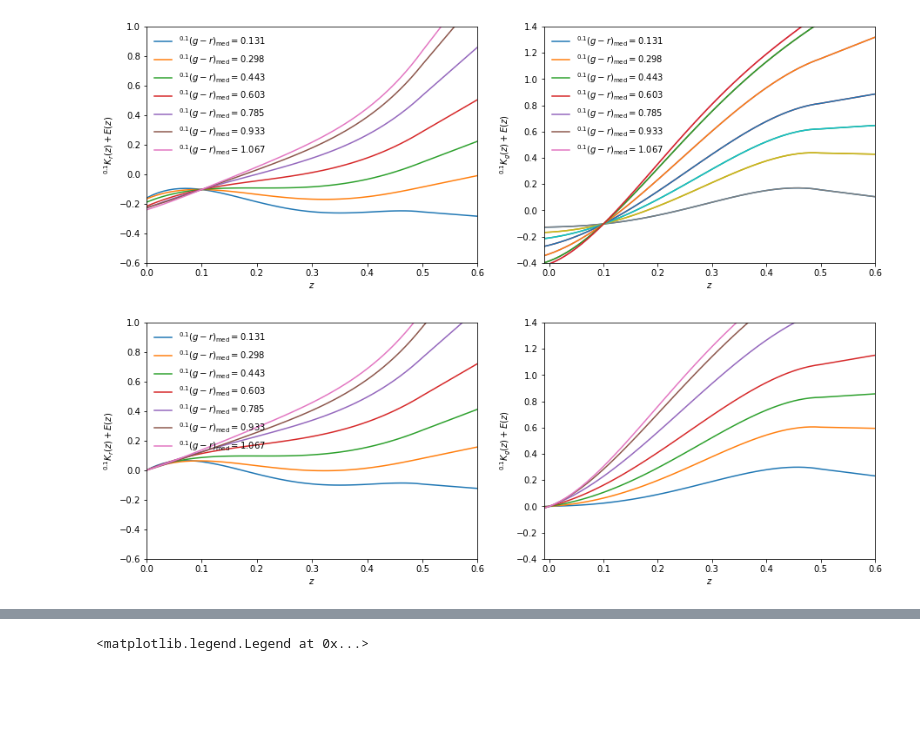
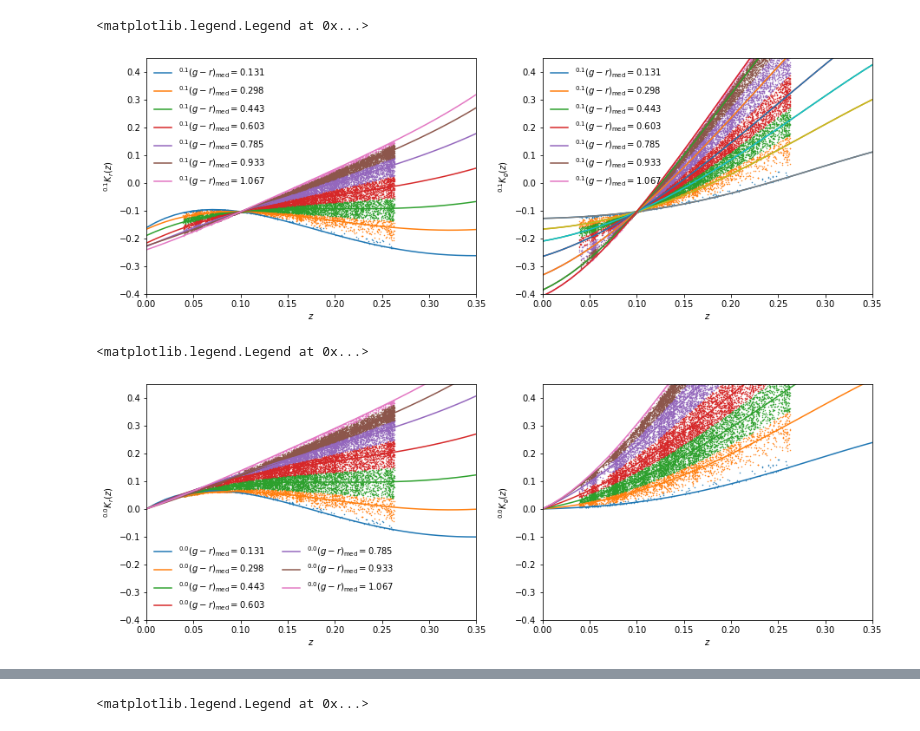
Before and after one commit to SgmAstro/DESI, a Jupyter notebook: kE_catQA.ipynb, the cells around one changed output, grey strips where cells are left out. Saved outputs shown, nothing was run; the diff lists cells and outputs as text; code cells hidden in the pictures; blank space fills up the shorter version.

```diff
--- a/kE_catQA.ipynb
+++ b/kE_catQA.ipynb
@@ -31,3 +31,6 @@ Table length=113687
 | 585559 | 588848899914137750 | 183.35451752 | -0.13221236 | 18.687809 | 0.12608 | 4 | G12_Y1_ND5_010 | 6 | 21.001316 | ... |
 | 585568 | 588848899914137824 | 183.35533142 | -0.16146445 | 18.819307 | 0.1247 | 4 | G12_Y3_022_183 | 6 | 20.849813 | ... |
 | 585577 | 588848899914137903 | 183.38907113 | -0.02911436 | 19.387207 | 0.20089 | 4 | G12_Y1_GD1_010 | 6 | 20.815376 | ... |
+# %%
+gama_kE = Table.read(os.environ['CSCRATCH'] + '/norberg//GAMA4/gama_gold_kE_20k.fits')
+gama_kE
@@ -35,11 +59,43 @@ Table length=113687
 fig, axes = plt.subplots(1, 2, figsize=(15,5))
 
 test_plots(axes)
+
+for idx in np.unique(gama_kE['REST_GMR_0P1_INDEX']):
+    isin = gama_kE['REST_GMR_0P1_INDEX'] == idx
+
+    n_in = np.count_nonzero(isin)
+
+    axes[0].scatter(gama_kE['ZGAMA'][isin], gama_kE['KCORR_R0P1'][isin], s=0.25)
+    axes[1].scatter(gama_kE['ZGAMA'][isin], gama_kE['KCORR_G0P1'][isin], s=0.25)
+
+    axes[0].set_xlim(0, 0.35)
+    axes[1].set_xlim(0, 0.35)
+
+    axes[0].set_ylim(-0.4, 0.45)
+    axes[1].set_ylim(-0.4, 0.45)
+
+axes[0].legend(ncol=1, frameon=False, loc=2)
 # %% [output]
+<matplotlib.legend.Legend at 0x...>
-[figure, old version]
+[figure, new version]
 # %%
 fig, axes = plt.subplots(1, 2, figsize=(15,5))
 
 test_nonnative_plots(axes, 0.0)
+
+for idx in np.unique(gama_kE['REST_GMR_0P1_INDEX']):
+    isin = gama_kE['REST_GMR_0P1_INDEX'] == idx
+
+    axes[0].scatter(gama_kE['ZGAMA'][isin], gama_kE['KCORR_R0P0'][isin], s=0.25)
+    axes[1].scatter(gama_kE['ZGAMA'][isin], gama_kE['KCORR_G0P0'][isin], s=0.25)
+
+    axes[0].set_xlim(0, 0.35)
+    axes[1].set_xlim(0, 0.35)
+
+    axes[0].set_ylim(-0.4, 0.45)
+    axes[1].set_ylim(-0.4, 0.45)
+
+axes[0].legend(ncol=2, frameon=False, loc=3)
 # %% [output]
+<matplotlib.legend.Legend at 0x...>
-[figure, old version]
+[figure, new version]
```
Also changed, not shown: parts of 15 cells of this notebook, 4 other files.
